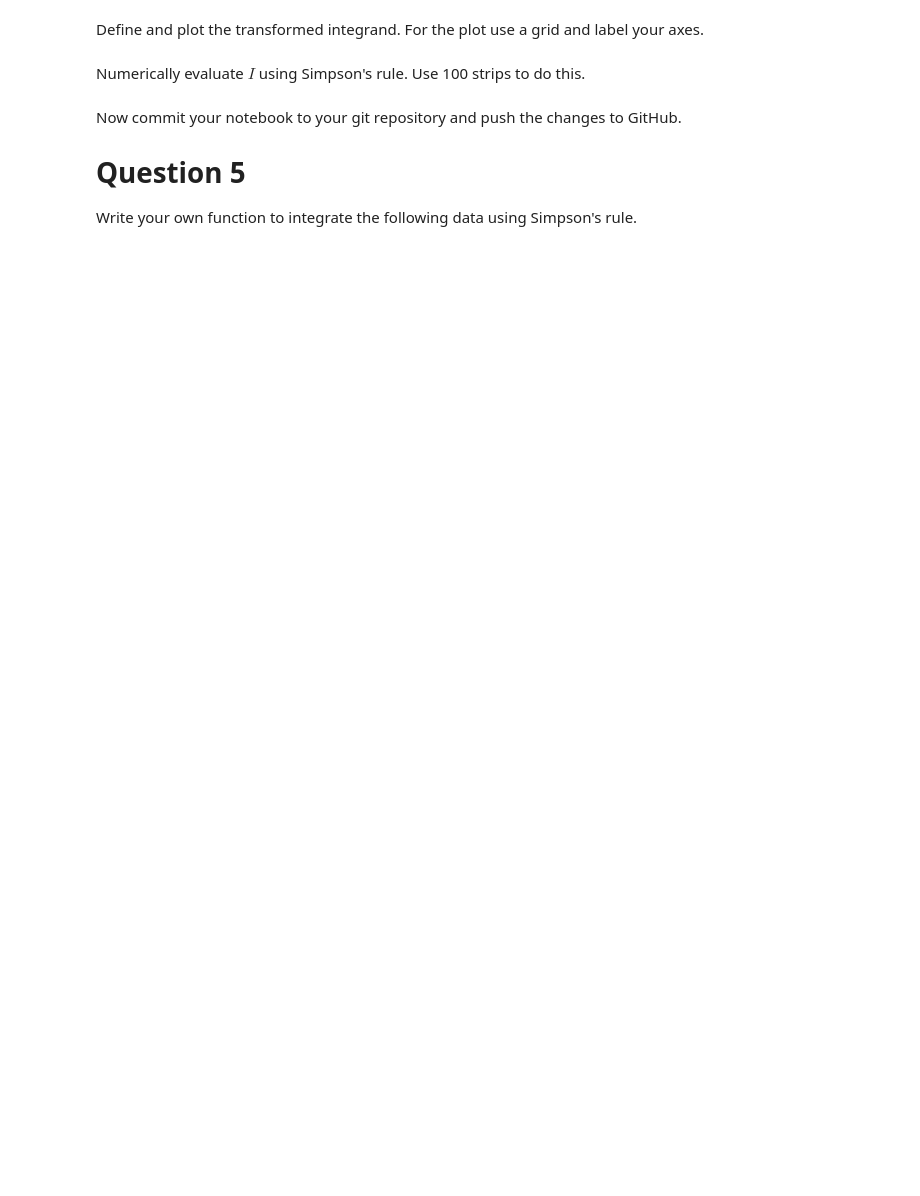
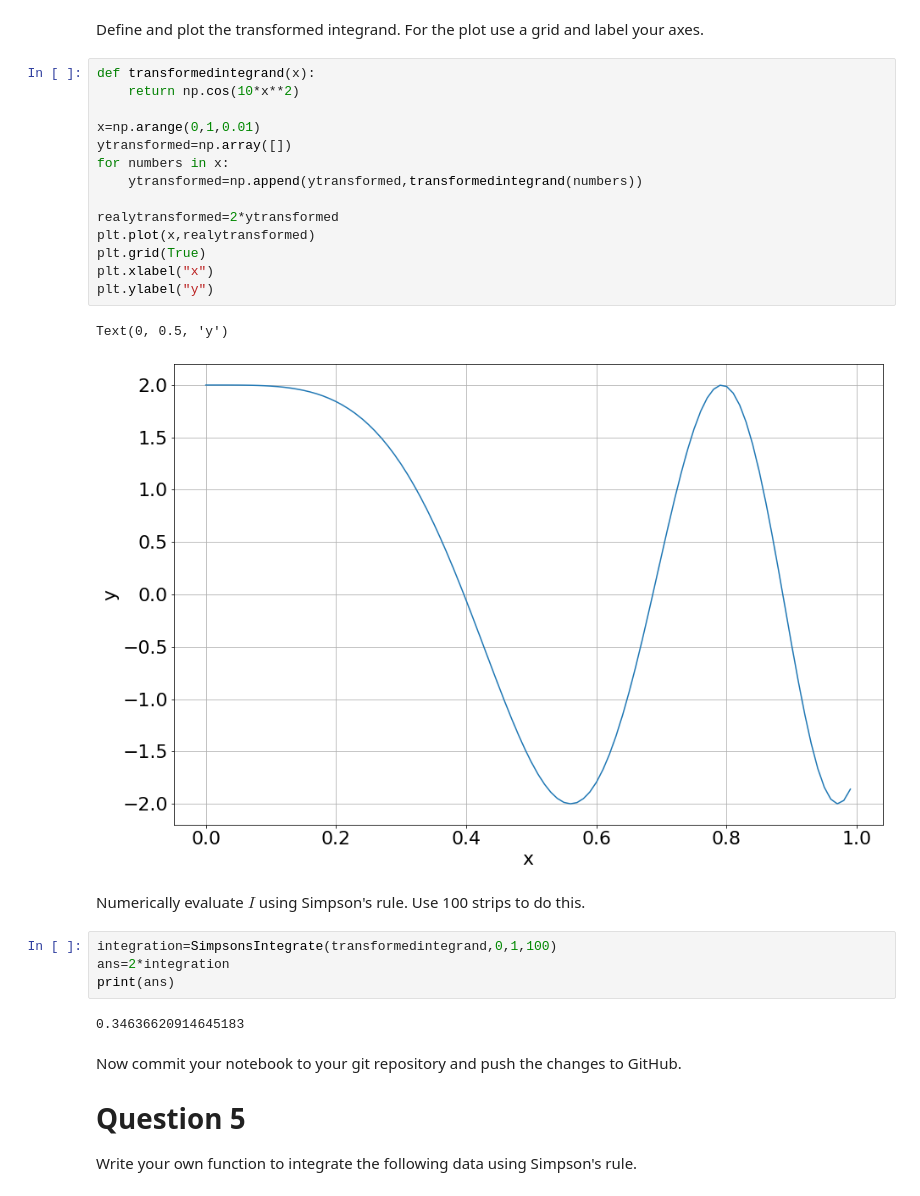
Before and after one commit to Kristian-Mele/ACM20030Assignments, a Jupyter notebook: ACM20030-Assignment-4.ipynb, the cells around one changed output. Drawn from its saved outputs; the diff is of its cells as text; blank space fills up the shorter version.

```diff
--- a/ACM20030-Assignment-4.ipynb
+++ b/ACM20030-Assignment-4.ipynb
@@ -179,7 +265,30 @@ Plot the integrand in the range $[0,1]$, use a grid and label your axes.
 # %% [markdown]
 Define and plot the transformed integrand. For the plot use a grid and label your axes.
+# %%
+def transformedintegrand(x):
+    return np.cos(10*x**2)
+
+x=np.arange(0,1,0.01)
+ytransformed=np.array([])
+for numbers in x:
+    ytransformed=np.append(ytransformed,transformedintegrand(numbers))
+
+realytransformed=2*ytransformed
+plt.plot(x,realytransformed)
+plt.grid(True)
+plt.xlabel("x")
+plt.ylabel("y")
+# %% [output]
+Text(0, 0.5, 'y')
+[figure, added]
 # %% [markdown]
 Numerically evaluate $I$ using Simpson's rule. Use 100 strips to do this.
+# %%
+integration=SimpsonsIntegrate(transformedintegrand,0,1,100)
+ans=2*integration
+print(ans)
+# %% [output]
+0.34636620914645183
 # %% [markdown]
 Now commit your notebook to your git repository and push the changes to GitHub.
 
```
Also changed, not shown: parts of 12 cells of this notebook.
